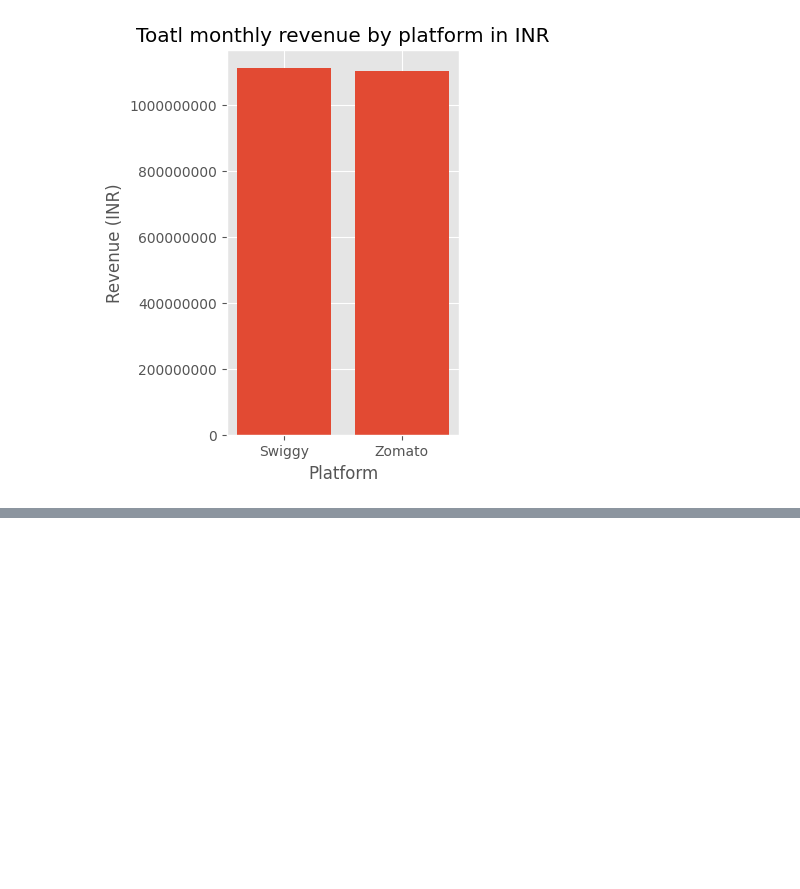
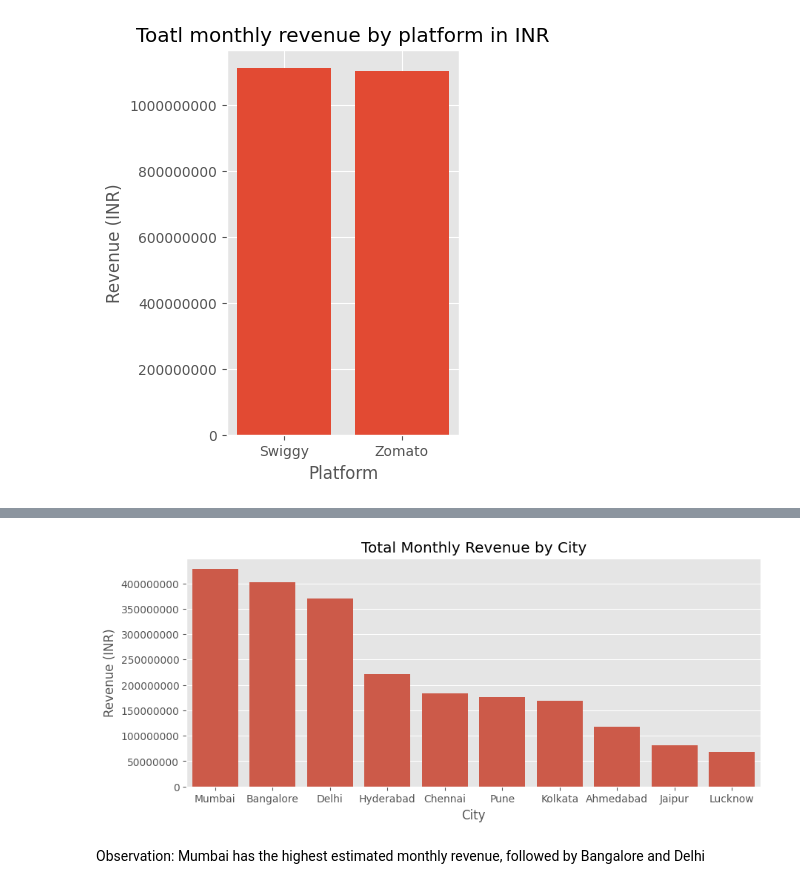
Before and after one commit to ankkkit2002/Data_Analytics, a Jupyter notebook: zomato_swiggy/python/eda.ipynb, the cells around one changed output, grey strips where cells are left out. Saved outputs shown, nothing was run; the diff lists cells and outputs as text; code cells hidden in the pictures; blank space fills up the shorter version.

```diff
--- a/zomato_swiggy/python/eda.ipynb
+++ b/zomato_swiggy/python/eda.ipynb
@@ -109,0 +136,26 @@ plt.show()
+# %%
+#city generating highest revenue
+city_revenue=(
+    df.groupby("city")["total_monthly_revenue"]
+    .sum()
+    .sort_values(ascending=False)
+    .reset_index()
+)
+# %%
+#visualization_of_city_generating_highest_revenue
+plt.figure(figsize=(10,4))
+sns.barplot(
+    data=city_revenue,
+    x="city",
+    y="total_monthly_revenue"
+)
+plt.title("Total Monthly Revenue by City")
+plt.xlabel("City")
+plt.ylabel("Revenue (INR)")
+plt.ticklabel_format(style='plain',axis='y')
+plt.show()
+# %% [output]
+[figure, added]
+# %% [markdown]
+Observation:
+Mumbai has the highest estimated monthly  revenue, followed by Bangalore and Delhi
```
Also changed, not shown: parts of 3 cells of this notebook.
